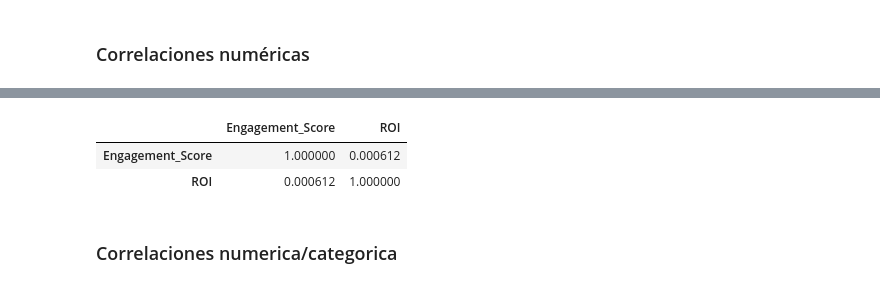
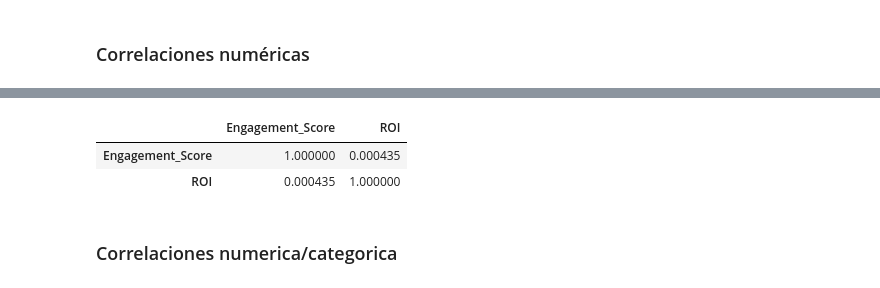
Before and after one commit to noaGAARCIIA/master-analitica-datos-noa-garcia, a Jupyter notebook: analisis_datos.ipynb, the cells around one changed output, grey strips where cells are left out. Cells and saved outputs as stored; diff of their text form; code cells hidden in the pictures.

```diff
--- a/analisis_datos.ipynb
+++ b/analisis_datos.ipynb
@@ -110,11 +126,11 @@ datos_marketing_df[["Conversion_Rate", "ROI"]].corr(method="pearson")
 # %%
 #Miramos correlacion entre Engagement_Score y ROI:
 
-datos_marketing_df[["Engagement_Score", "ROI"]].corr(method="pearson")
+datos_marketing_df[["Engagement_Score", "ROI"]].corr(method="kendall")
 #no hay correlacion entre Engagement_Score y ROI
 # %% [output]
 |  | Engagement_Score | ROI |
-| Engagement_Score | 1.000000 | 0.000612 |
-| ROI | 0.000612 | 1.000000 |
+| Engagement_Score | 1.000000 | 0.000435 |
+| ROI | 0.000435 | 1.000000 |
 # %% [markdown]
 ### Correlaciones numerica/categorica
```
Also changed, not shown: parts of 29 cells of this notebook, 6 other files.
